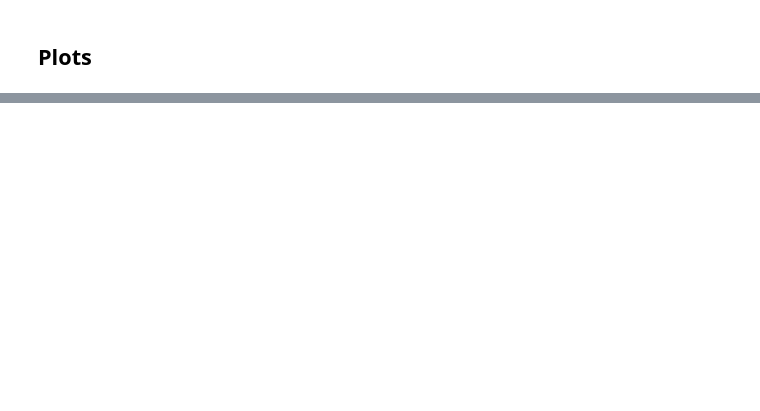
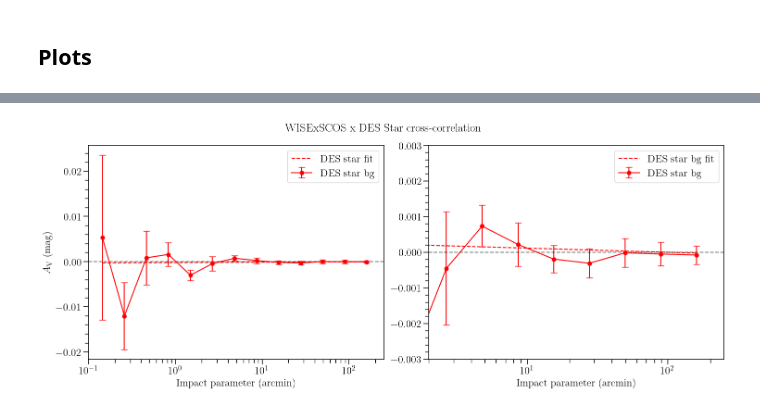
Before and after one commit to mcclearyj/dusthalos, a Jupyter notebook: writeup/csfd_dust_plots.ipynb, the cells around one changed output, grey strips where cells are left out. Saved outputs shown, nothing was run; the diff lists cells and outputs as text; code cells hidden in the pictures; blank space fills up the shorter version.

```diff
--- a/writeup/csfd_dust_plots.ipynb
+++ b/writeup/csfd_dust_plots.ipynb
@@ -690,0 +708,13 @@ fig.savefig(f"/Users/j.mccleary/Research/dusty_halos/dusthalos_emh/writeup/figur
+# %%
+output_path = '/Users/j.mccleary/Research/dusty_halos/dusthalos_emh/output/systematics_testing/redmagic_star_bg/'
+
+dk_desstar = Table.read(output_path+'dustcorrel_g23_csfd_usebins_compensated_signal.txt', header_start=1, format='ascii')
+dr_desstar = Table.read(output_path+'dustcorrel_g23_csfd_usebins_bg_randoms.txt', header_start=1, format='ascii')
+fr_desstar = Table.read(output_path+'dustcorrel_g23_csfd_usebins_fg_randoms.txt', header_start=1, format='ascii')
+rr_desstar = Table.read(output_path+'dustcorrel_g23_csfd_usebins_fgxbg_randoms.txt', header_start=1, format='ascii')
+
+###
+### Now define signal
+###
+
+dust_desstar = dk_desstar['kappa'] - dr_desstar['kappa'] + rr_desstar['kappa']
@@ -690,0 +737,4 @@ fig.savefig(f"/Users/j.mccleary/Research/dusty_halos/dusthalos_emh/writeup/figur
+# %%
+res_desstar = do_WLS_fit(dk_desstar, dust_desstar, name='WISExSCOS x DES star', log=False)
+print(res_gaia1.params)
+print(f"Fit: {np.exp(res_desstar.params[0]):.2e} * (meanr)^{res_desstar.params[1]:.2f}")
@@ -690,0 +759,49 @@ fig.savefig(f"/Users/j.mccleary/Research/dusty_halos/dusthalos_emh/writeup/figur
+# %%
+## gaia x high-dens sample
+a = res_desstar.params[1] # Power
+b = res_desstar.params[0] # Coefficient
+fit_desstar = a * dk_desstar['meanlogr'] + b
+
+# gaia x high-lum high-z sample
+fit_desstar = res_desstar.params[1] * dk_desstar['meanlogr'] + res_desstar.params[0]
+
+fig, axs = plt.subplots(1, 2, figsize=(15, 6), tight_layout=True)
+
+axs[0].errorbar(dk_desstar['meanr'], dust_desstar,
+            yerr=dk_desstar['sigma'], fmt='-o', capsize=5,
+            label=r'DES star bg', color='xkcd:fire engine red')
+axs[0].plot(dk_desstar['meanr'], fit_desstar, ls='--', color='xkcd:fire engine red',
+        label='DES star fit')
+
+axs[0].set_xscale('log')
+axs[0].set_xlim(0.1, 250)
+axs[0].axhline(0, linestyle='--', color='k', alpha=0.5)
+
+axs[0].set_xlabel(r'Impact parameter (arcmin)', fontsize=16)
+axs[0].set_ylabel(r'$A_{\rm V}$ (mag)', fontsize=16)
+axs[0].legend(fontsize=16)
+
+###
+### Inset
+###
+axs[1].errorbar(dk_desstar['meanr'][4:], dust_desstar[4:],
+            yerr=dk_desstar['sigma'][4:], fmt='-o', capsize=5,
+            label=r'DES star bg', color='xkcd:fire engine red')
+axs[1].plot(dk_gaia1['meanr'][4:], fit_gaia1[4:], ls='--', color='xkcd:fire engine red',
+        label='DES star bg fit')
+
+
+axs[1].set_xscale('log')
+axs[1].set_xlim(2, 250)
+axs[1].set_ylim(-3e-3, 3e-3)
+axs[1].axhline(0, linestyle='--', color='k', alpha=0.5)
+
+axs[1].set_xlabel(r'Impact parameter (arcmin)', fontsize=16)
+#axs[1].set_ylabel(r'$A_{\rm V}$ (mag)', fontsize=16)
+axs[1].legend(fontsize=16)
+
+fig.suptitle('WISExSCOS x DES Star cross-correlation', fontsize=18)
+
+figname = 'desstar_crosscorrel_csfd.png'
+# %% [output]
+[figure, added]
```
Also changed, not shown: parts of 13 cells of this notebook.
